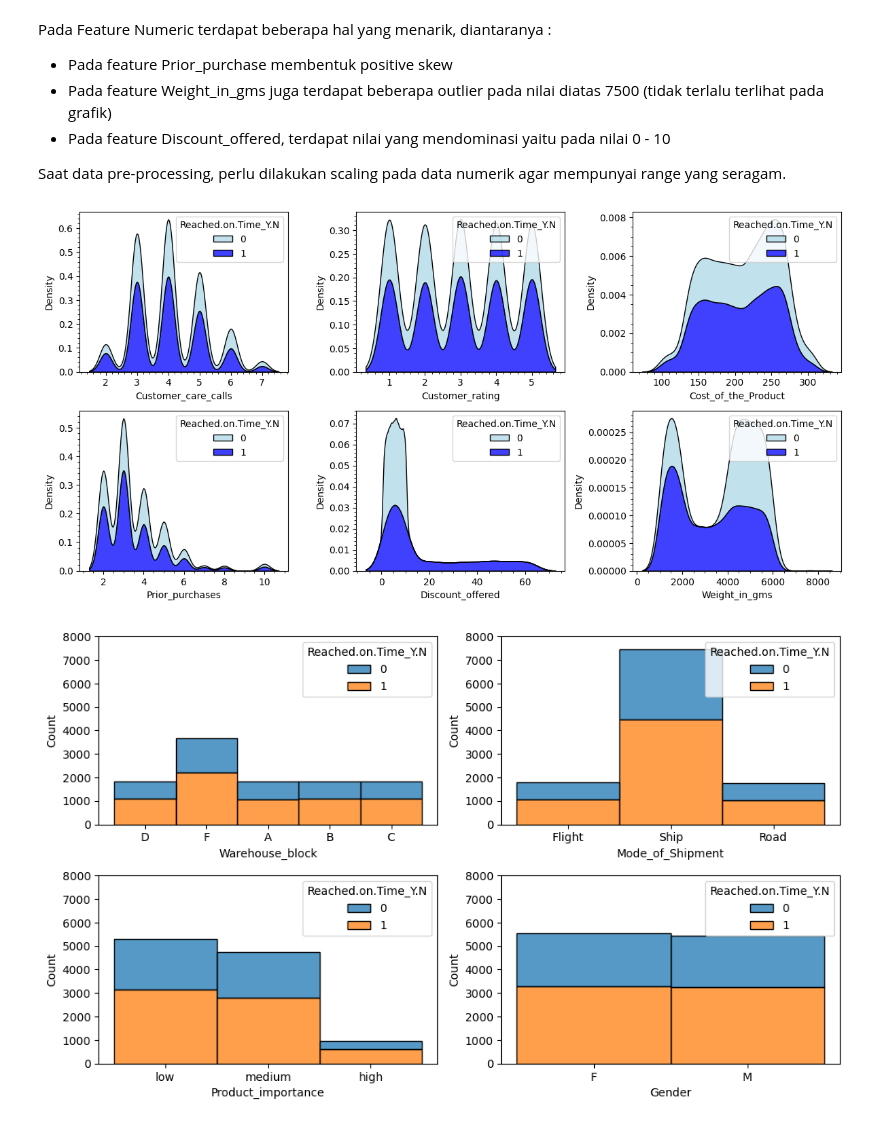
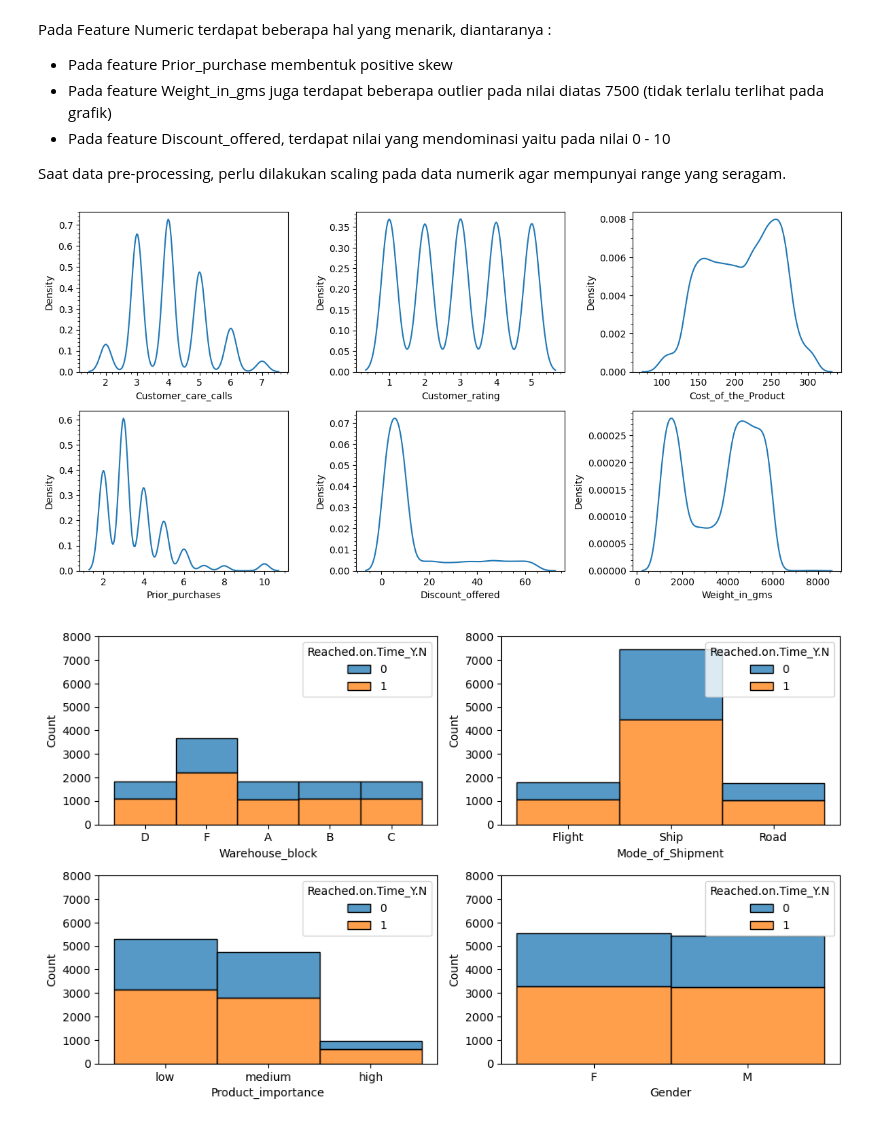
Before and after one commit to uniainiyah/ecommerce-ds, a Jupyter notebook: Final_Project_DS_Rakamin_Batch_31_Kelompok_4_(Cobra).ipynb, the cells around one changed output. Drawn from its saved outputs; the diff is of its cells as text; code cells hidden in the pictures.

```diff
--- a/Final_Project_DS_Rakamin_Batch_31_Kelompok_4_(Cobra).ipynb
+++ b/Final_Project_DS_Rakamin_Batch_31_Kelompok_4_(Cobra).ipynb
@@ -173,24 +172,21 @@ Saat data pre-processing, perlu dilakukan scaling pada data numerik agar mempuny
 # %%
 # kdeplot for numeric columns (sebagai pembanding tampilan)
 numeric_columns = ['Customer_care_calls', 'Customer_rating', 'Cost_of_the_Product', 'Prior_purchases', 'Discount_offered', 'Weight_in_gms']
 
 fig, axes = plt.subplots(2, 3, figsize=(12, 6))
 
 i = 0
 for y in axes:
     for ax in y:
         column = numeric_columns[i]
-        sns.kdeplot(df, x=column,
-                    hue='Reached.on.Time_Y.N',
-                    multiple='stack', ax=ax,  palette={0: 'lightblue', 1: 'blue'})
+        sns.kdeplot(df, x=column, ax=ax)
         ax.minorticks_on()
-        # ax.set_ylim(0, 4000)
         i += 1
 
 fig.tight_layout(pad=1)
 plt.show()
 # %% [output]
-[figure, old version]
+[figure, new version]
 # %%
 # Create histplot for categorical columns
 categorical_columns = ['Warehouse_block', 'Mode_of_Shipment', 'Product_importance', 'Gender']
```
Also changed, not shown: parts of 8 cells of this notebook.
